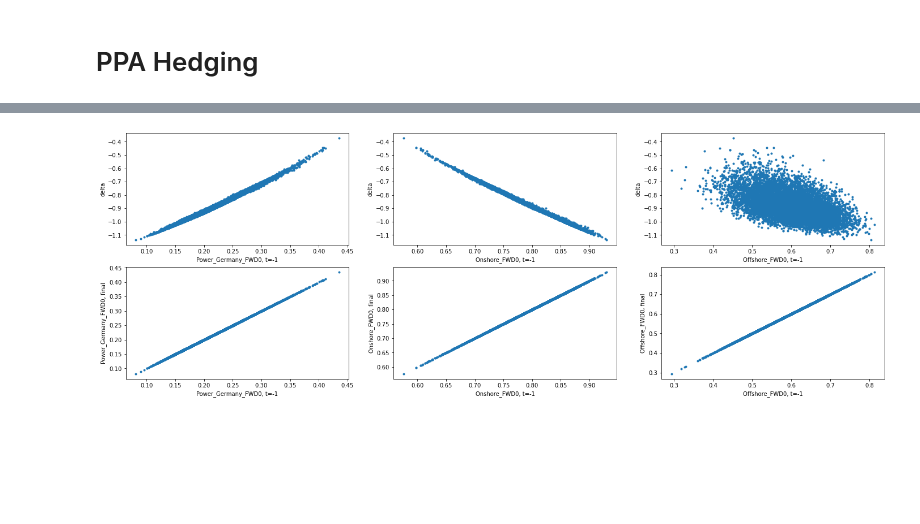
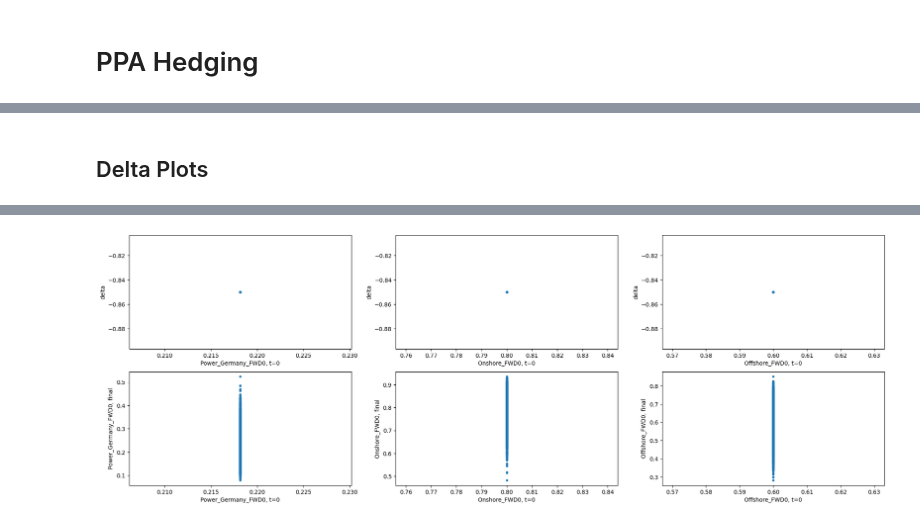
Before and after one commit to pikki622/RiVaPy, a Jupyter notebook: notebooks/models/residual_demand_forward_model_new.ipynb, the cells around one changed output, grey strips where cells are left out. Cells and saved outputs as stored; diff of their text form; code cells hidden in the pictures; blank space fills up the shorter version.

```diff
--- a/notebooks/models/residual_demand_forward_model_new.ipynb
+++ b/notebooks/models/residual_demand_forward_model_new.ipynb
@@ -96,3 +111,0 @@ NameError: name 'n_sims' is not defined
-# %%
-tmp = results.get('Wind_Germany:1', forecast_timepoints=[10, 20])
-plt.plot(tmp[:,0]);
@@ -100,0 +127,6 @@ plt.plot(tmp[:,0]);
+# %%
+lines = ['-r', '-b']
+for i,k in enumerate(['Onshore_FWD0', 'Offshore_FWD0']):
+    tmp = results.get(k)#, forecast_timepoints=[10, 20])
+    for j in range(50):
+        plt.plot(tmp[:,j],lines[i], alpha=0.1)
@@ -179,0 +248,15 @@ spec = GreenPPASpecification(udl='Power_Germany',
+# %%
+pricing_results = run_hedge_experiment(val_date,
+                                      spec,
+                                      rd_model,
+                                        initial_forecasts={'Onshore': [0.8, 0.7,0.6,0.5],
+                                                            'Offshore': [0.6,0.6,0.6,0.6]},
+                                        forecast_hours=[10, 14, 18],
+                                        additional_states=['Offshore'],
+                                          depth=3, nb_neurons=32, n_sims=10_000,
+                                        regularization=0.0,
+                                          epochs=200, verbose=1,
+                                        tensorboard_logdir = 'logs/' + dt.datetime.now().strftime("%Y%m%dT%H%M%S"),
+                                        initial_lr=5e-4,
+                                        decay_steps=8_000,
+                                          batch_size=100, decay_rate=0.8, seed=42)
@@ -211,8 +303,0 @@ paths['Power_Germany_FWD0'].shape
-# %%
-pricing_results = GreenPPADeepHedgingPricer.price(val_date, spec, rd_model, initial_forecasts={'Onshore': [0.8, 0.7,0.6,0.5],
-                                                          'Offshore': [0.6,0.6,0.6,0.6]},
-                                                    forecast_hours=[6, 10, 14, 18],
-                                                    additional_states=['Offshore'],
-                                                      depth=3, nb_neurons=32, n_sims=10_000, regularization=0.0,
-                                                      epochs=100, verbose=1, tensorboard_logdir = None, initial_lr=1e-3,
-                                                      batch_size=100, decay_rate=0.8, seed=42)
@@ -263,5 +336,7 @@ plt.hist(pnl,bins=100, alpha=0.5, density=True);
+# %% [markdown]
+## Delta Plots
 # %%
-t = -1
+t = 0
 n_x = 2
 n_y = 3
 plt.figure(figsize=(24,8))
@@ -284 +360 @@ for k,v in pricing_results.paths.items():
-[figure, old version]
+[figure, new version]
```
Also changed, not shown: parts of 23 cells of this notebook.
